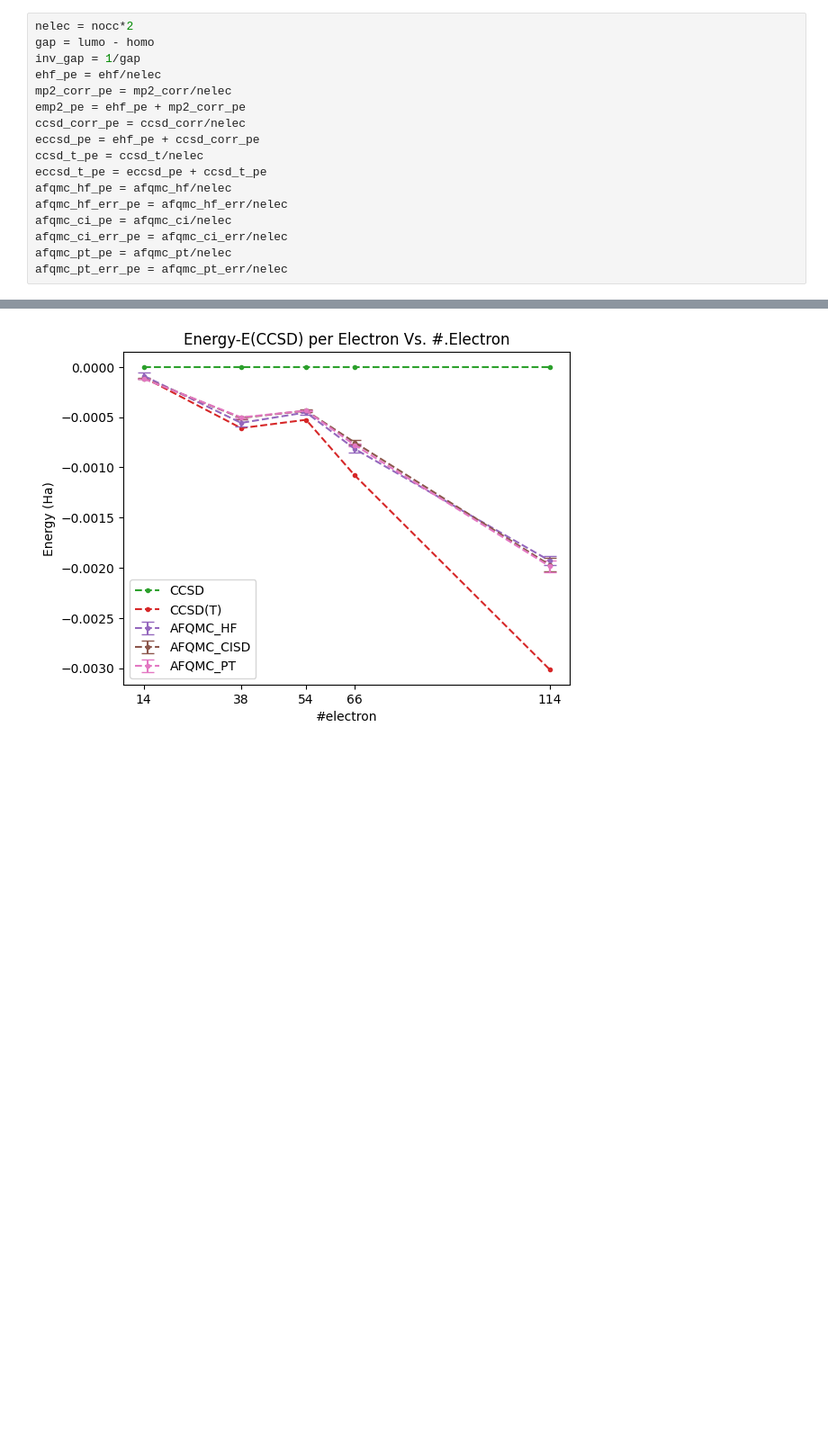
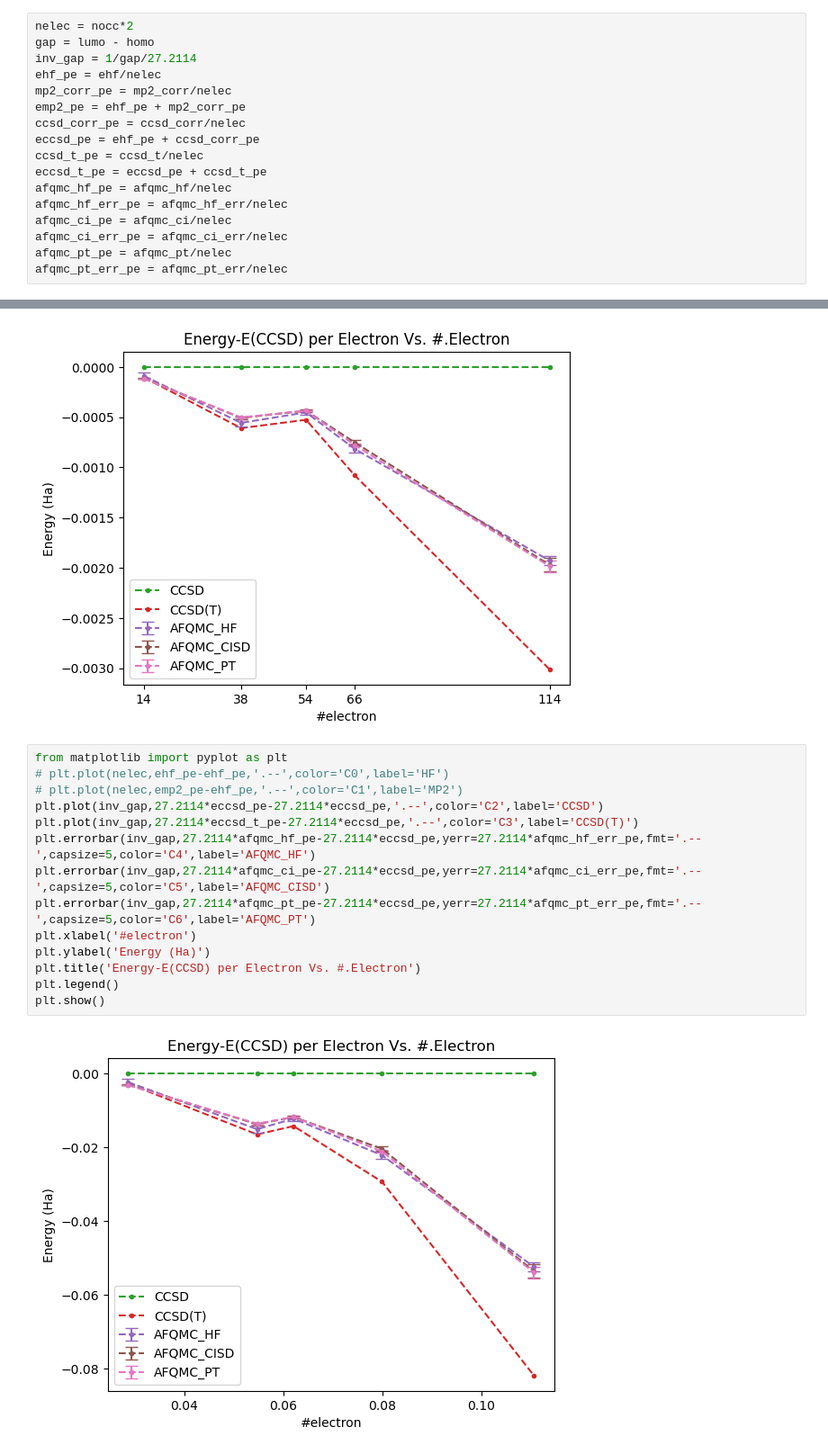
Before and after one commit to zh-yichi/ueg, a Jupyter notebook: ueg_result.ipynb, the cells around one changed output, grey strips where cells are left out. Shown at 90% size. Saved outputs shown, nothing was run; the diff lists cells and outputs as text; blank space fills up the shorter version.

```diff
--- a/ueg_result.ipynb
+++ b/ueg_result.ipynb
@@ -46,7 +54,7 @@ for line in data.splitlines():
 # %%
 nelec = nocc*2
 gap = lumo - homo
-inv_gap = 1/gap
+inv_gap = 1/gap/27.2114
 ehf_pe = ehf/nelec
 mp2_corr_pe = mp2_corr/nelec
 emp2_pe = ehf_pe + mp2_corr_pe
@@ -128,6 +136,22 @@ plt.legend()
 plt.show()
 # %% [output]
 [figure]
+# %%
+from matplotlib import pyplot as plt
+# plt.plot(nelec,ehf_pe-ehf_pe,'.--',color='C0',label='HF')
+# plt.plot(nelec,emp2_pe-ehf_pe,'.--',color='C1',label='MP2')
+plt.plot(inv_gap,27.2114*eccsd_pe-27.2114*eccsd_pe,'.--',color='C2',label='CCSD')
+plt.plot(inv_gap,27.2114*eccsd_t_pe-27.2114*eccsd_pe,'.--',color='C3',label='CCSD(T)')
+plt.errorbar(inv_gap,27.2114*afqmc_hf_pe-27.2114*eccsd_pe,yerr=27.2114*afqmc_hf_err_pe,fmt='.--',capsize=5,color='C4',label='AFQMC_HF')
+plt.errorbar(inv_gap,27.2114*afqmc_ci_pe-27.2114*eccsd_pe,yerr=27.2114*afqmc_ci_err_pe,fmt='.--',capsize=5,color='C5',label='AFQMC_CISD')
+plt.errorbar(inv_gap,27.2114*afqmc_pt_pe-27.2114*eccsd_pe,yerr=27.2114*afqmc_pt_err_pe,fmt='.--',capsize=5,color='C6',label='AFQMC_PT')
+plt.xlabel('#electron')
+plt.ylabel('Energy (Ha)')
+plt.title('Energy-E(CCSD) per Electron Vs. #.Electron')
+plt.legend()
+plt.show()
+# %% [output]
+[figure, added]
 # %%
 from matplotlib import pyplot as plt
 # plt.plot(nelec,ehf_pe-ehf_pe,'.--',color='C0',label='HF')
```
Also changed, not shown: parts of 3 cells of this notebook, 6 other files.
